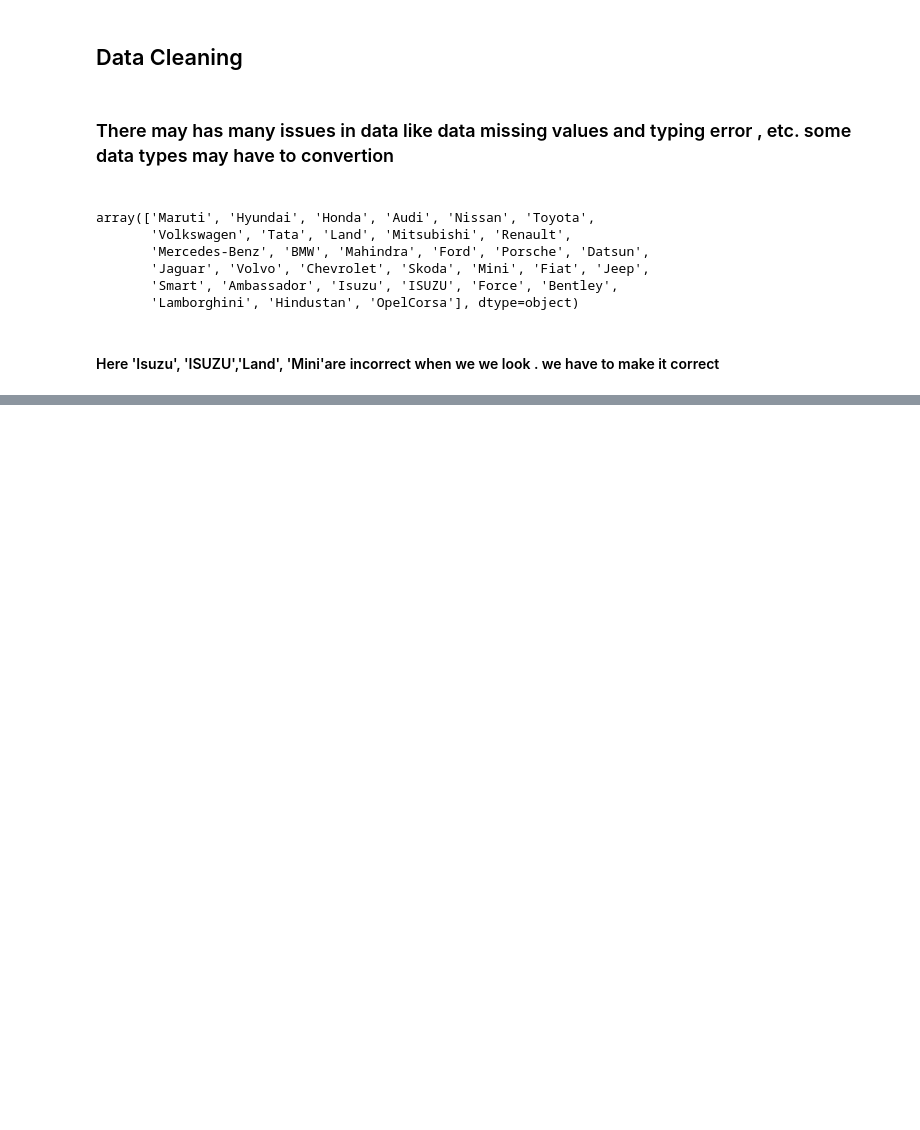
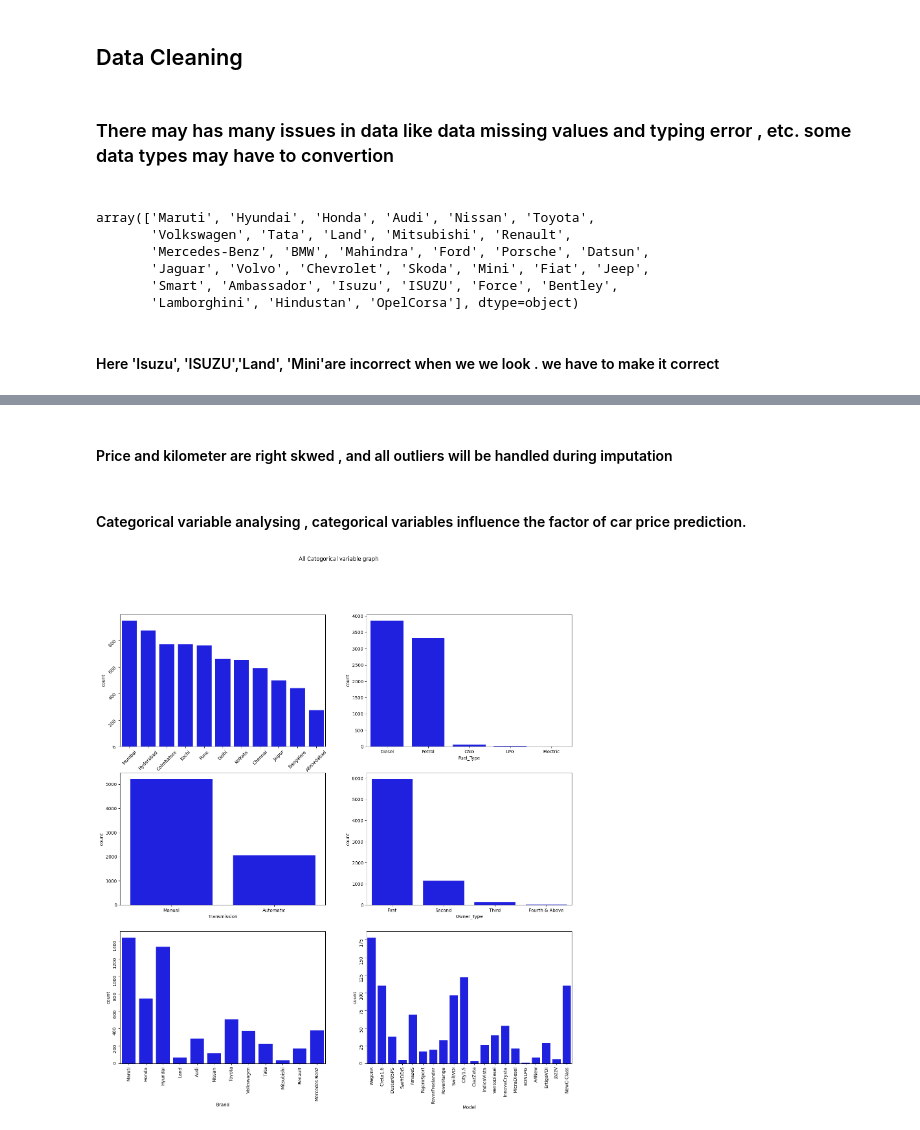
Before and after one commit to mhdnihas/Sample_Projects_DataScience, a Jupyter notebook: Used_car_Price_Prediction/used_car_price_prediction.ipynb, the cells around one changed output, grey strips where cells are left out. Cells and saved outputs as stored; diff of their text form; code cells hidden in the pictures; blank space fills up the shorter version.

```diff
--- a/Used_car_Price_Prediction/used_car_price_prediction.ipynb
+++ b/Used_car_Price_Prediction/used_car_price_prediction.ipynb
@@ -209,0 +340,19 @@ df['Brand'].replace({'ISUZU':'Isuzu','Mini':'Mini Cooper','land':'Land Rover'},i
+# %% [markdown]
+#### Price and kilometer are right skwed ,  and all outliers will be handled during imputation
+# %% [markdown]
+#### Categorical variable analysing , categorical variables influence the factor of car price prediction.
+# %%
+fig,axes=plt.subplots(3,2,figsize=(18,18));
+plt.suptitle('All Catogorical variable graph')
+sns.countplot(ax=axes[0,0],x='Location',data=df,color='blue',order=df['Location'].value_counts().index);
+sns.countplot(ax=axes[0,1],x='Fuel_Type',data=df,color='blue',order=df['Fuel_Type'].value_counts().index);
+sns.countplot(ax=axes[1,0],x='Transmission',data=df,color='blue',order=df['Transmission'].value_counts().index);
+sns.countplot(ax=axes[1,1],x='Owner_Type',data=df,color='blue',order=df['Owner_Type'].value_counts().index);
+sns.countplot(ax=axes[2,0],x='Brand',data=df,color='blue',order=df['Brand'].head(20).value_counts().index);
+
+sns.countplot(ax=axes[2,1],x='Model',data=df,color='blue',order=df['Model'].head(20).value_counts().index);
+axes[0][0].tick_params(labelrotation=45);
+axes[2][0].tick_params(labelrotation=90);
+axes[2][1].tick_params(labelrotation=90);
+# %% [output]
+[figure, added]
```
Also changed, not shown: parts of 21 cells of this notebook.
